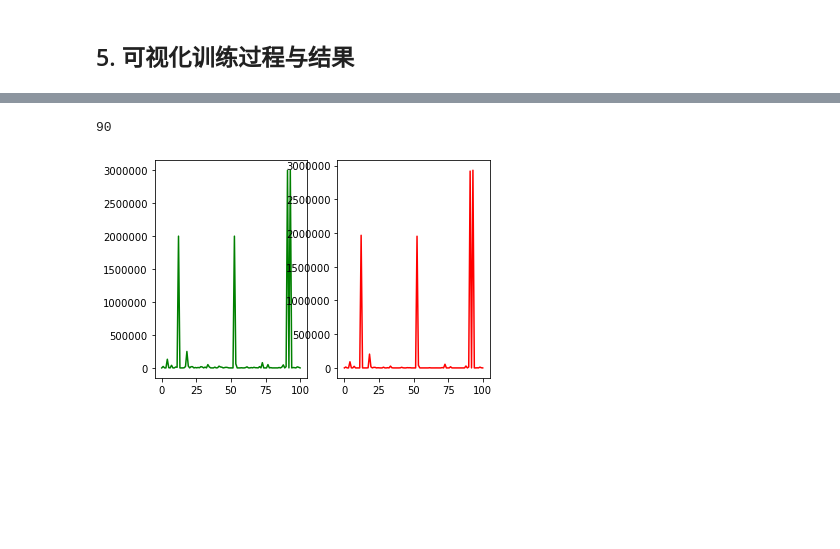
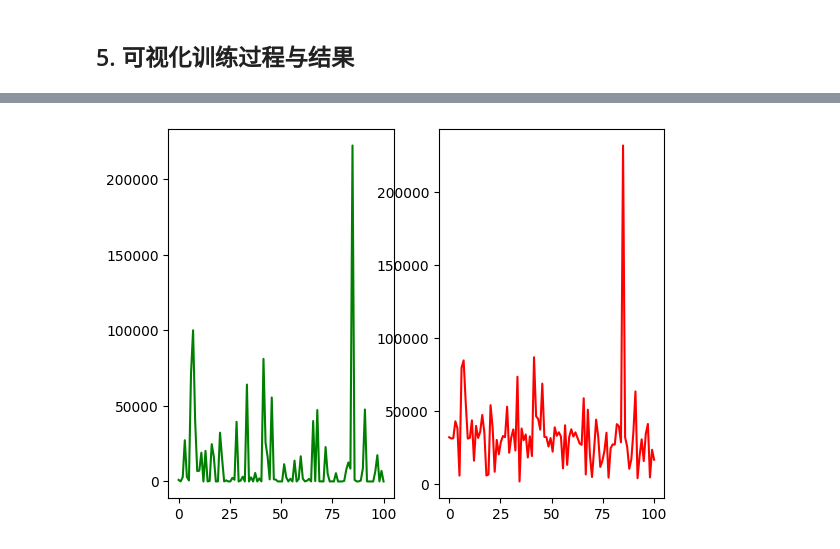
Before and after one commit to YeslabOPS/NAMlab, a Jupyter notebook: U08/03_深度神经网络示例/网络人工智能项目3.ipynb, the cells around one changed output, grey strips where cells are left out. Drawn from its saved outputs; the diff is of its cells as text; code cells hidden in the pictures; blank space fills up the shorter version.

```diff
--- a/U08/03_深度神经网络示例/网络人工智能项目3.ipynb
+++ b/U08/03_深度神经网络示例/网络人工智能项目3.ipynb
@@ -9,7 +9,7 @@ np.set_printoptions(suppress=True)
 # %% [markdown]
 ## 1. 载入数据
 # %%
-path = 'data/project1_data.csv'
-pd_data = pd.read_csv(path,nrows=100000)
+path = 'netflow.csv'
+pd_data = pd.read_csv(path)
 pd_data.head()
 # %% [output]
@@ -51,13 +51,13 @@ D_mean = Datas.mean(axis=0)
 D_std = Datas.std(axis=0)
 Datas = (Datas - D_mean) / D_std
 Datas = Datas.fillna(0)
-Labels = pd_data.loc[:,target_fields]
-result_mean = Labels.mean()
-result_std = Labels.std()
-Labels = (Labels - result_mean) / result_std
+Ori_Labels = pd_data.loc[:,target_fields]
+result_mean = Ori_Labels.mean()
+result_std = Ori_Labels.std()
+Labels = (Ori_Labels - result_mean) / result_std
 train_features, train_targets = Datas.iloc[:-2000], Labels.iloc[:-2000]
 val_features, val_targets = Datas.iloc[-2000:-1000], Labels.iloc[-2000:-1000]
-test_features, test_targets = Datas.iloc[-1000:], Labels.iloc[-1000:]
+test_features, test_targets = Datas.iloc[-1000:], Ori_Labels.iloc[-1000:]
 print(train_features.shape, train_targets.shape)
 print(val_features.shape, val_targets.shape)
 print(test_features.shape, test_targets.shape)
@@ -69,7 +69,7 @@ print(test_features.shape, test_targets.shape)
 ## 3 编写神经网络
 # %%
 def create_model():
-    INPUT = tf.keras.Input((76,))
+    INPUT = tf.keras.Input((77,))
     X = tf.keras.layers.Dense(8, activation='sigmoid')(INPUT)
     X = tf.keras.layers.Dense(8, activation='sigmoid')(X)
     Y = tf.keras.layers.Dense(1, activation=None)(X)
@@ -146,7 +143,7 @@ print(rand_num)
 results = model.predict(test_features[rand_num:rand_num+100]).squeeze()
 results = results * result_std + result_mean
 results = np.where(results<0, 0, results)
-labels = test_targets[rand_num:rand_num+100].to_numpy() * result_std + result_mean
+labels = test_targets[rand_num:rand_num+100].to_numpy()
 
 plt_x = np.linspace(0,100,100)
 plt.subplot(121)
@@ -159,5 +157,4 @@ W0529 11:10:52.579810 11084 training.py:504] Falling back from v2 loop because o
-90
-[figure, old version]
+[figure, new version]
 # %%
 plt.plot(labels,label='label')
 plt.plot(results, label='AI')
```
Also changed, not shown: parts of 8 cells of this notebook, 1 other file.
